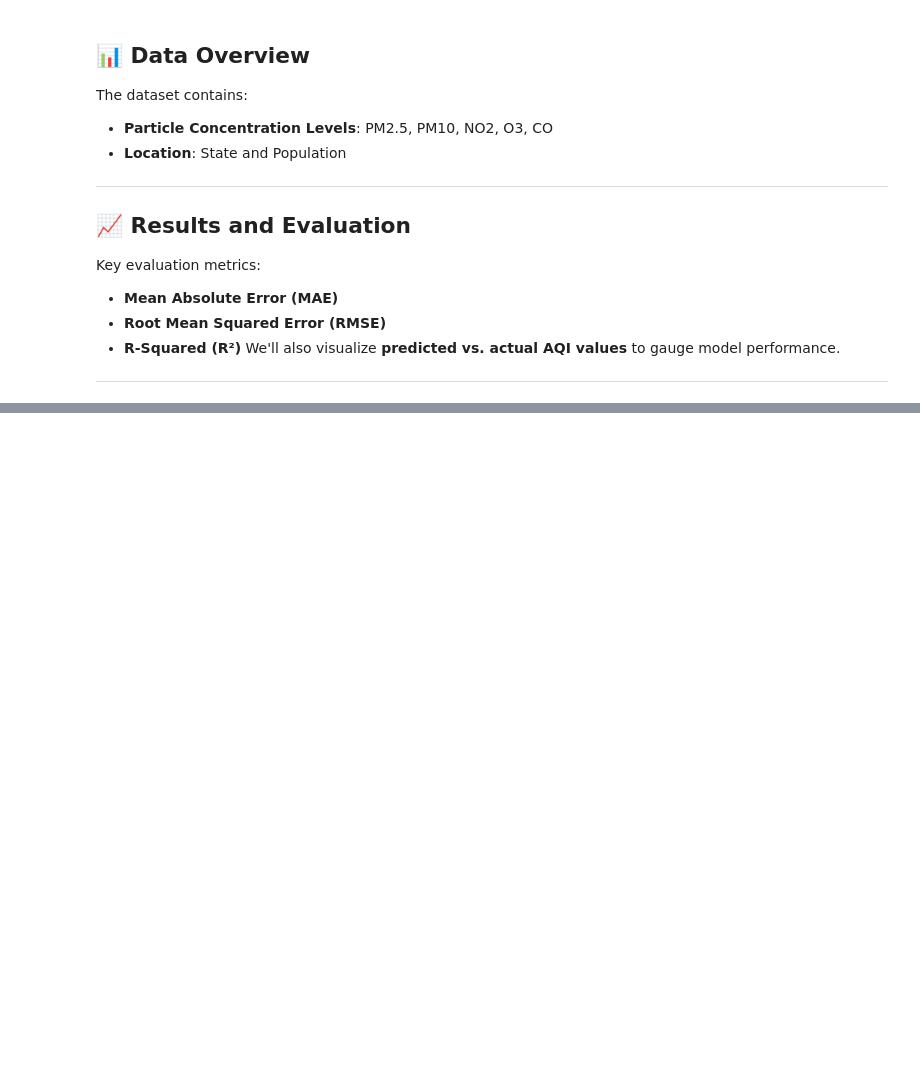
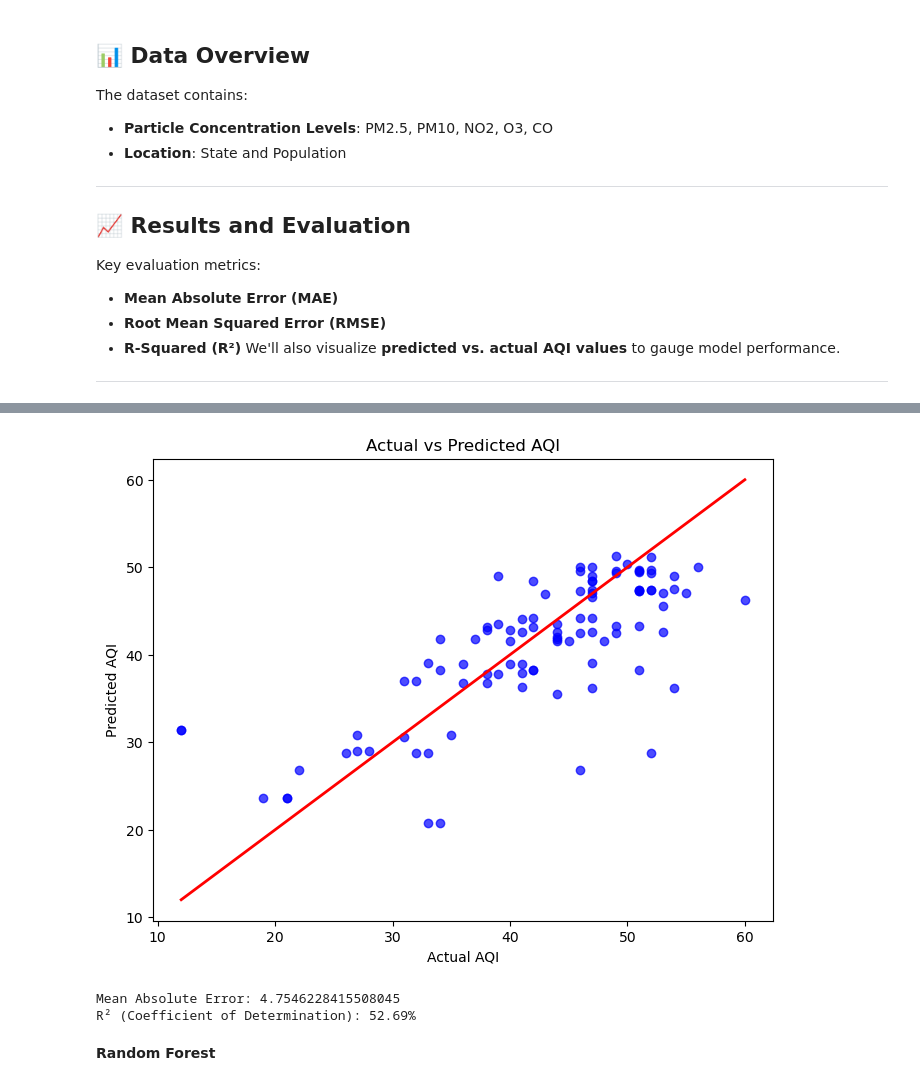
Before and after one commit to Rahib-Khan/Air_Quality_Predictor, a Jupyter notebook: src/data-model.ipynb, the cells around one changed output, grey strips where cells are left out. Cells and saved outputs as stored; diff of their text form; code cells hidden in the pictures; blank space fills up the shorter version.

Commit message:
RF Models + Prediction

```diff
--- a/src/data-model.ipynb
+++ b/src/data-model.ipynb
@@ -249,0 +105,51 @@ print(np.mean(AQI_diff))
+# %%
+def linearRegressionModel(df):
+    # Apply one-hot encoding to 'State Name' to convert categorical data to numerical
+    df_encoded = pd.get_dummies(df, columns=['State Name'], drop_first=True)
+
+    # Define features (X) and target (y)
+    X = df_encoded[['Population', 'Non-Renewable Vehicles'] + [col for col in df_encoded.columns if 'State Name_' in col]]
+    y = df_encoded['Overall AQI']
+
+    # Split the data into training and test sets
+    X_train, X_test, y_train, y_test = train_test_split(X, y, test_size=0.25, random_state=420)
+
+    # Initialize and train the Linear Regression model
+    lr = LinearRegression()
+    lr.fit(X_train, y_train)
+
+    # Make predictions
+    y_pred = lr.predict(X_test)
+
+    # Evaluate the model using Mean Absolute Error
+    mae = mean_absolute_error(y_test, y_pred)
+
+    # Calculate R² (coefficient of determination)
+    r2 = r2_score(y_test, y_pred)
+
+    # Convert R² to percentage
+    r2_percentage = r2 * 100
+
+    # Plotting predicted vs actual values
+    plt.figure(figsize=(8, 6))
+    plt.scatter(y_test, y_pred, color='blue', alpha=0.7)
+    plt.plot([y_test.min(), y_test.max()], [y_test.min(), y_test.max()], color='red', linewidth=2)  # 45-degree line
+    plt.xlabel('Actual AQI')
+    plt.ylabel('Predicted AQI')
+    plt.title('Actual vs Predicted AQI')
+    plt.show()
+
+    # Print Mean Absolute Error and R²
+    print("Mean Absolute Error:", mae)
+    print(f"R² (Coefficient of Determination): {r2_percentage:.2f}%")
+
+    # Return the trained model
+    return lr
+# %%
+lr_model = linearRegressionModel(df=df)
+# %% [output]
+[figure, added]
+Mean Absolute Error: 4.7546228415508045
+R² (Coefficient of Determination): 52.69%
+# %% [markdown]
+__**Random Forest**__
```
Also changed, not shown: parts of 20 cells of this notebook, 3 other files.
